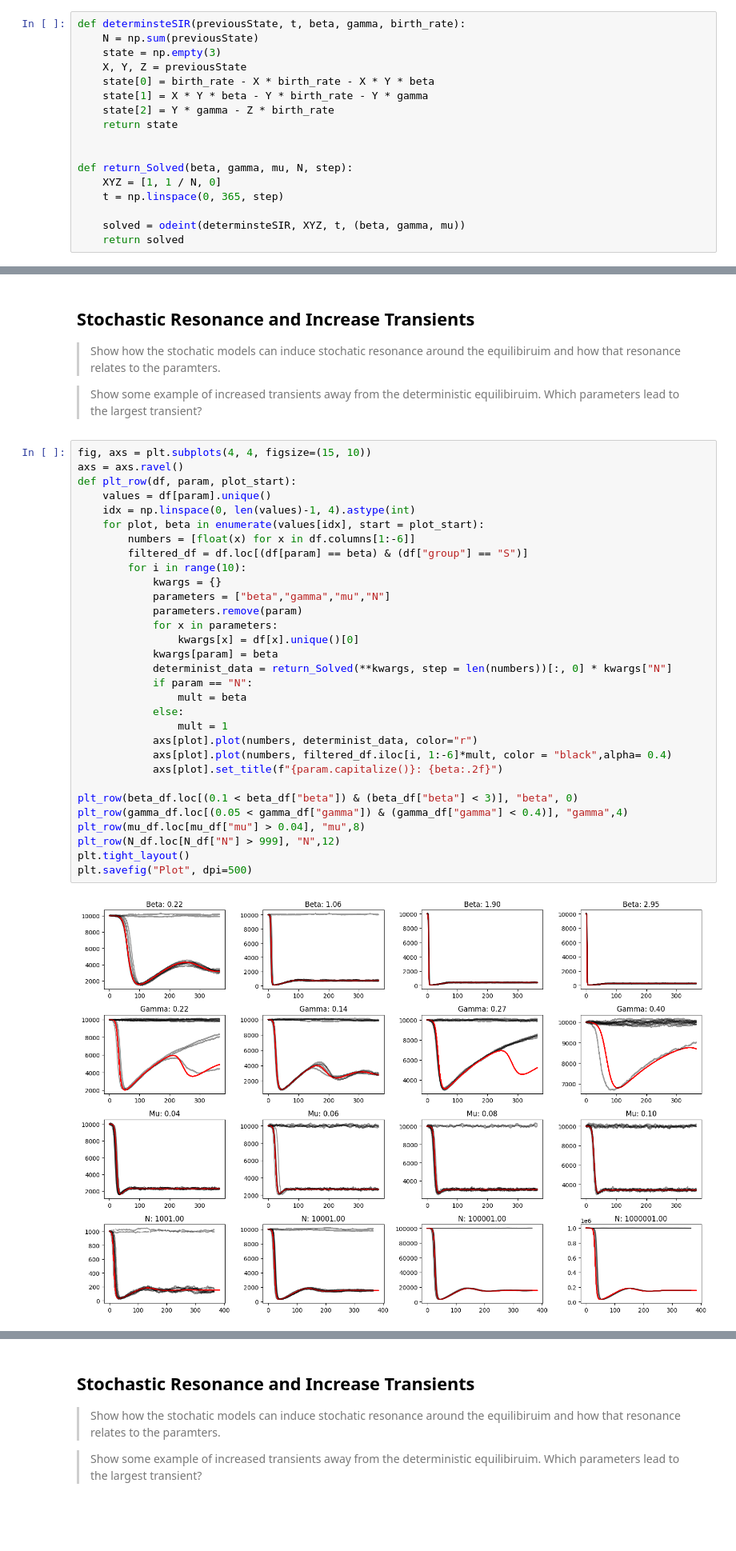
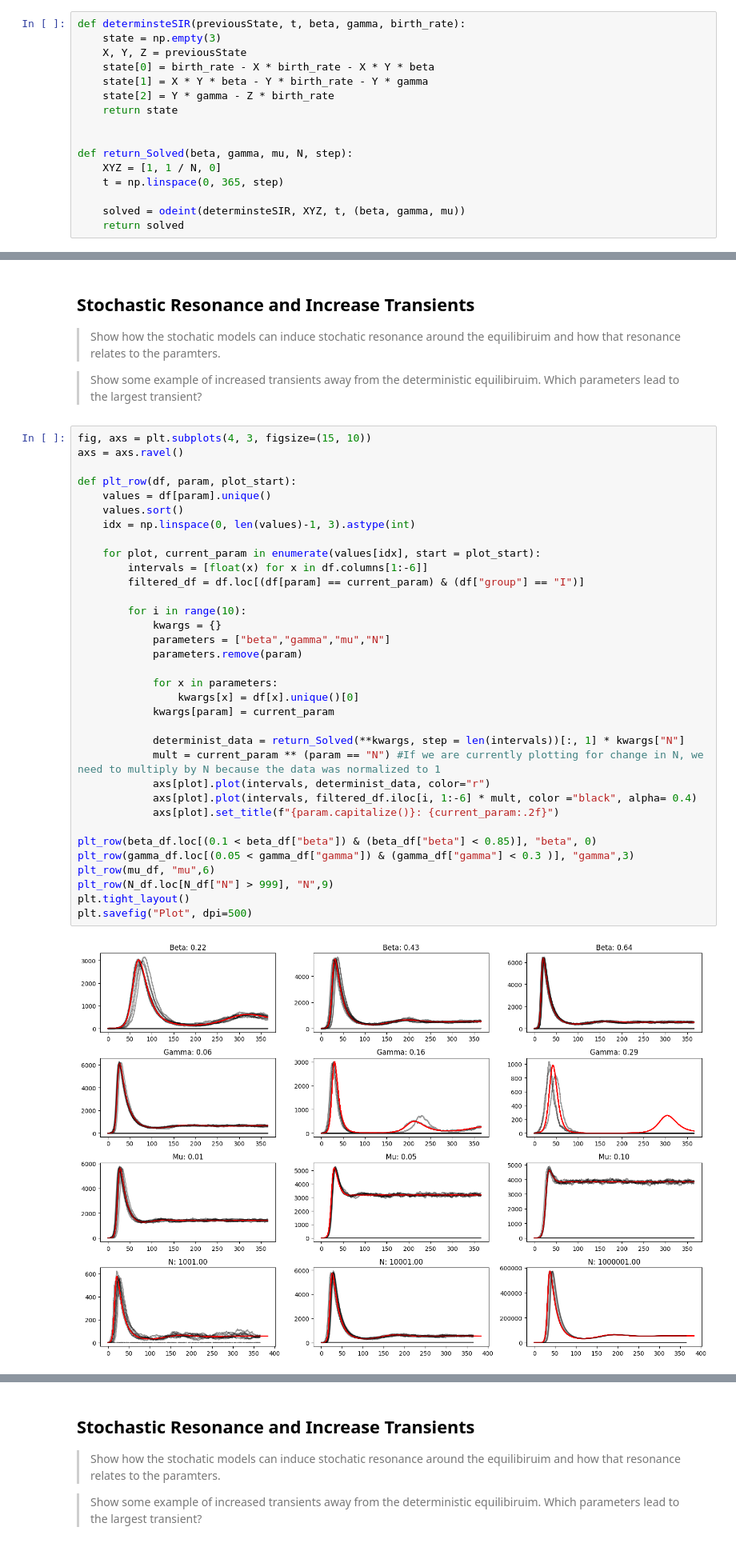
Before and after one commit to AmirSahrani/IntroCompAssignment2_fresh, a Jupyter notebook: Assignment2.ipynb, the cells around one changed output, grey strips where cells are left out. Shown at 80% size. Cells and saved outputs as stored; diff of their text form; blank space fills up the shorter version.

```diff
--- a/Assignment2.ipynb
+++ b/Assignment2.ipynb
@@ -35,7 +35,6 @@ N_df = pd.read_csv("data/finalN.csv")
 gamma_N_df = pd.read_csv("data/finalgamma_N.csv")
 # %%
 def determinsteSIR(previousState, t, beta, gamma, birth_rate):
-    N = np.sum(previousState)
     state = np.empty(3)
     X, Y, Z = previousState
     state[0] = birth_rate - X * birth_rate - X * Y * beta
@@ -453,36 +452,39 @@ plt.show()
 
 > Show some example of increased transients away from the deterministic equilibiruim. Which parameters lead to the largest transient?
 # %%
-fig, axs = plt.subplots(4, 4, figsize=(15, 10))
+fig, axs = plt.subplots(4, 3, figsize=(15, 10))
 axs = axs.ravel()
+
 def plt_row(df, param, plot_start):
     values = df[param].unique()
-    idx = np.linspace(0, len(values)-1, 4).astype(int)
-    for plot, beta in enumerate(values[idx], start = plot_start):
-        numbers = [float(x) for x in df.columns[1:-6]]
-        filtered_df = df.loc[(df[param] == beta) & (df["group"] == "S")]
+    values.sort()
+    idx = np.linspace(0, len(values)-1, 3).astype(int)
+
+    for plot, current_param in enumerate(values[idx], start = plot_start):
+        intervals = [float(x) for x in df.columns[1:-6]]
+        filtered_df = df.loc[(df[param] == current_param) & (df["group"] == "I")]
+
         for i in range(10):
             kwargs = {}
             parameters = ["beta","gamma","mu","N"]
             parameters.remove(param)
+
             for x in parameters:
                 kwargs[x] = df[x].unique()[0]
-            kwargs[param] = beta
-            determinist_data = return_Solved(**kwargs, step = len(numbers))[:, 0] * kwargs["N"]
-            if param == "N":
-                mult = beta
-            else:
-                mult = 1
-            axs[plot].plot(numbers, determinist_data, color="r")
-            axs[plot].plot(numbers, filtered_df.iloc[i, 1:-6]*mult, color = "black",alpha= 0.4)
-            axs[plot].set_title(f"{param.capitalize()}: {beta:.2f}")
+            kwargs[param] = current_param
 
-plt_row(beta_df.loc[(0.1 < beta_df["beta"]) & (beta_df["beta"] < 3)], "beta", 0)
-plt_row(gamma_df.loc[(0.05 < gamma_df["gamma"]) & (gamma_df["gamma"] < 0.4)], "gamma",4)
-plt_row(mu_df.loc[mu_df["mu"] > 0.04], "mu",8)
-plt_row(N_df.loc[N_df["N"] > 999], "N",12)
+            determinist_data = return_Solved(**kwargs, step = len(intervals))[:, 1] * kwargs["N"]
+            mult = current_param ** (param == "N") #If we are currently plotting for change in N, we need to multiply by N because the data was normalized to 1
+            axs[plot].plot(intervals, determinist_data, color="r")
+            axs[plot].plot(intervals, filtered_df.iloc[i, 1:-6] * mult, color ="black", alpha= 0.4)
+            axs[plot].set_title(f"{param.capitalize()}: {current_param:.2f}")
+
+plt_row(beta_df.loc[(0.1 < beta_df["beta"]) & (beta_df["beta"] < 0.85)], "beta", 0)
+plt_row(gamma_df.loc[(0.05 < gamma_df["gamma"]) & (gamma_df["gamma"] < 0.3 )], "gamma",3)
+plt_row(mu_df, "mu",6)
+plt_row(N_df.loc[N_df["N"] > 999], "N",9)
 plt.tight_layout()
 plt.savefig("Plot", dpi=500)
 # %% [output]
-[figure, old version]
+[figure, new version]
 # %%
```
Also changed, not shown: parts of 5 cells of this notebook.
